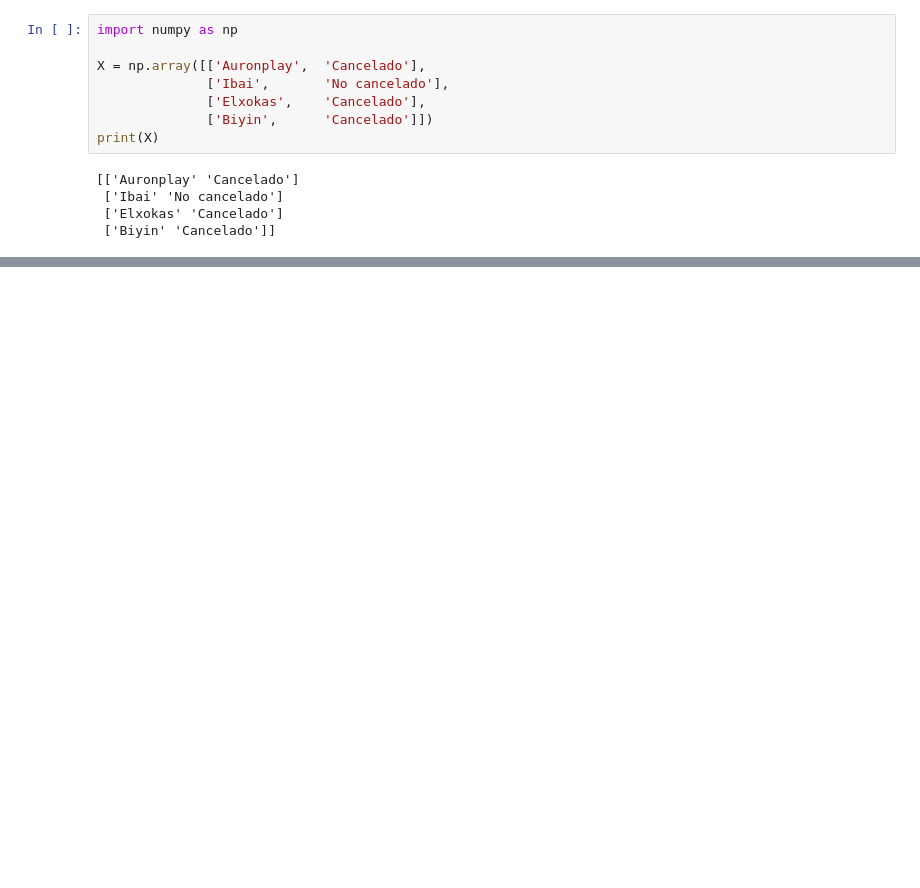
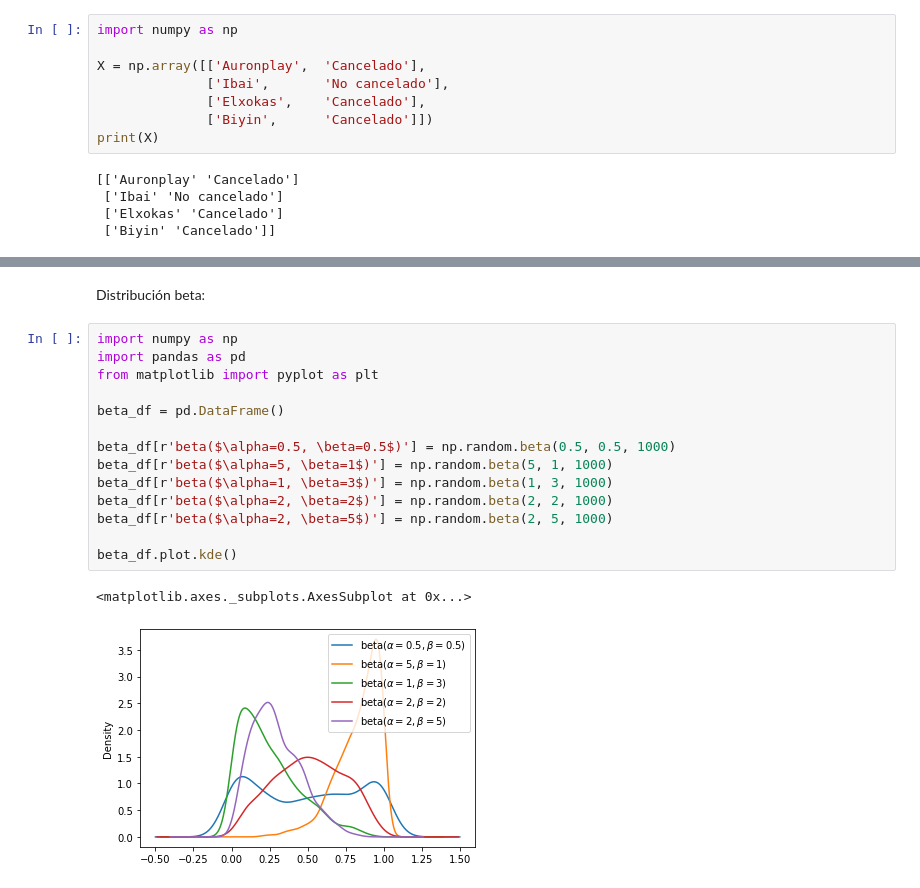
Before and after one commit to w-dan/academy_2023, a Jupyter notebook: Preprocesamiento.ipynb, the cells around one changed output, grey strips where cells are left out. Saved outputs shown, nothing was run; the diff lists cells and outputs as text; blank space fills up the shorter version.

```diff
--- a/Preprocesamiento.ipynb
+++ b/Preprocesamiento.ipynb
@@ -58,0 +87,19 @@ print(X)
+# %% [markdown]
+Distribución beta:
+# %%
+import numpy as np
+import pandas as pd
+from matplotlib import pyplot as plt
+
+beta_df = pd.DataFrame()
+
+beta_df[r'beta($\alpha=0.5, \beta=0.5$)'] = np.random.beta(0.5, 0.5, 1000)
+beta_df[r'beta($\alpha=5, \beta=1$)'] = np.random.beta(5, 1, 1000)
+beta_df[r'beta($\alpha=1, \beta=3$)'] = np.random.beta(1, 3, 1000)
+beta_df[r'beta($\alpha=2, \beta=2$)'] = np.random.beta(2, 2, 1000)
+beta_df[r'beta($\alpha=2, \beta=5$)'] = np.random.beta(2, 5, 1000)
+
+beta_df.plot.kde()
+# %% [output]
+<matplotlib.axes._subplots.AxesSubplot at 0x...>
+[figure, added]
```
Also changed, not shown: parts of 25 cells of this notebook.
